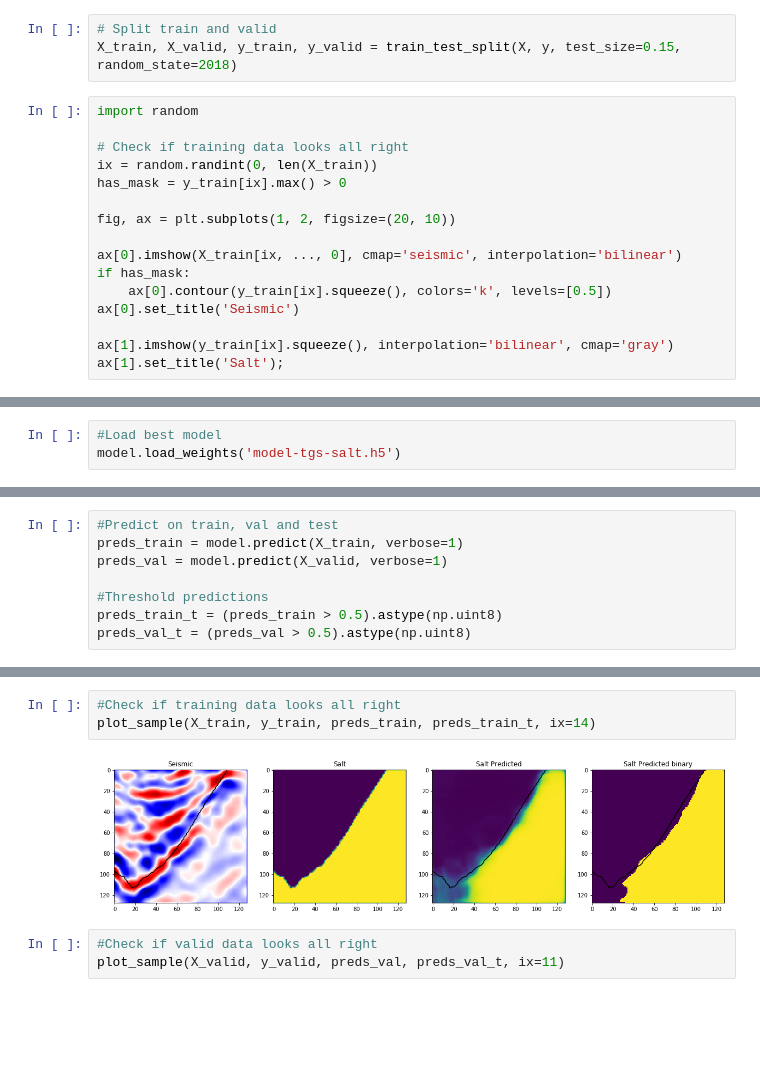
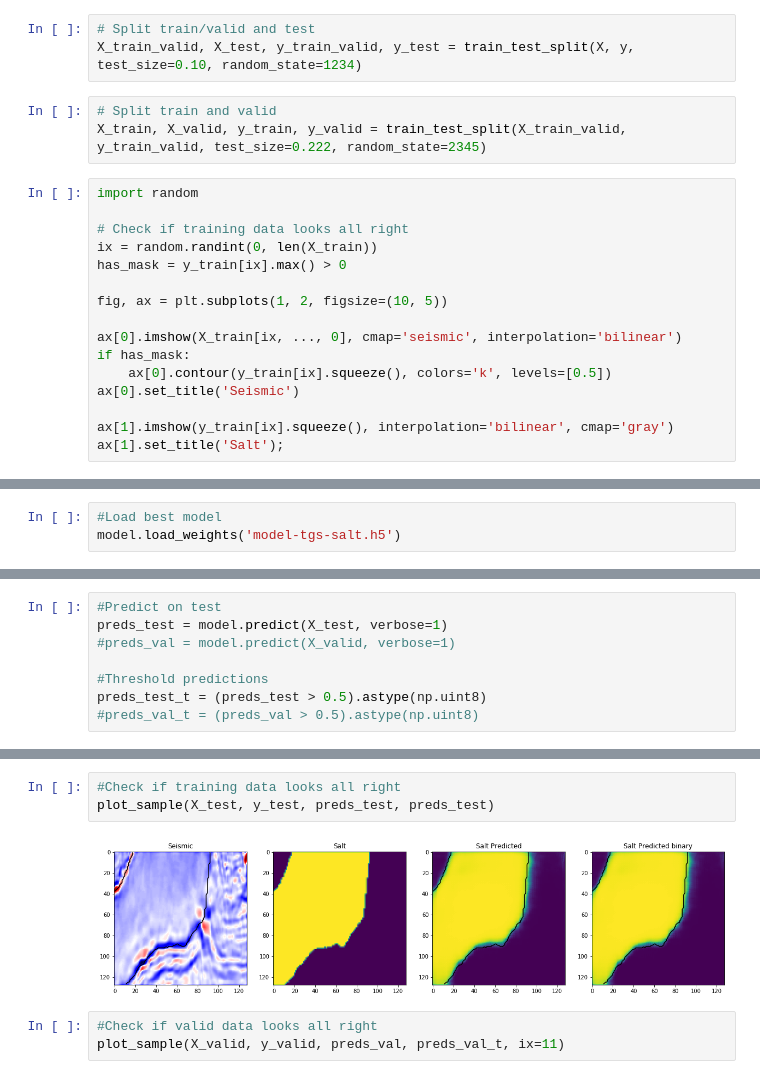
Before and after one commit to pwolscho/unet, a Jupyter notebook: u_net.ipynb, the cells around one changed output, grey strips where cells are left out. Drawn from its saved outputs; the diff is of its cells as text; blank space fills up the shorter version.

```diff
--- a/u_net.ipynb
+++ b/u_net.ipynb
@@ -594,9 +583,12 @@ X, y = get_data(train_path, train=True)
 # %% [output]
 Getting and resizing images ...
 Done!
+# %%
+# Split train/valid and test
+X_train_valid, X_test, y_train_valid, y_test = train_test_split(X, y, test_size=0.10, random_state=1234)
 # %%
 # Split train and valid
-X_train, X_valid, y_train, y_valid = train_test_split(X, y, test_size=0.15, random_state=2018)
+X_train, X_valid, y_train, y_valid = train_test_split(X_train_valid, y_train_valid, test_size=0.222, random_state=2345)
 # %%
 import random
 
@@ -604,7 +596,7 @@ import random
 ix = random.randint(0, len(X_train))
 has_mask = y_train[ix].max() > 0
 
-fig, ax = plt.subplots(1, 2, figsize=(20, 10))
+fig, ax = plt.subplots(1, 2, figsize=(10, 5))
 
 ax[0].imshow(X_train[ix, ..., 0], cmap='seismic', interpolation='bilinear')
 if has_mask:
@@ -753,9 +753,9 @@ model.evaluate(X_valid, y_valid, verbose=1)
 # %%
-#Predict on train, val and test
-preds_train = model.predict(X_train, verbose=1)
-preds_val = model.predict(X_valid, verbose=1)
+#Predict on test
+preds_test = model.predict(X_test, verbose=1)
+#preds_val = model.predict(X_valid, verbose=1)
 
 #Threshold predictions
-preds_train_t = (preds_train > 0.5).astype(np.uint8)
-preds_val_t = (preds_val > 0.5).astype(np.uint8)
+preds_test_t = (preds_test > 0.5).astype(np.uint8)
+#preds_val_t = (preds_val > 0.5).astype(np.uint8)
 # %% [output]
@@ -788,9 +812,9 @@ def plot_sample(X, y, preds, binary_preds, ix=None):
     ax[3].set_title('Salt Predicted binary');
 # %%
 #Check if training data looks all right
-plot_sample(X_train, y_train, preds_train, preds_train_t, ix=14)
+plot_sample(X_test, y_test, preds_test, preds_test)
 # %% [output]
-[figure, old version]
+[figure, new version]
 # %%
 #Check if valid data looks all right
 plot_sample(X_valid, y_valid, preds_val, preds_val_t, ix=11)
```
Also changed, not shown: parts of 24 cells of this notebook.
